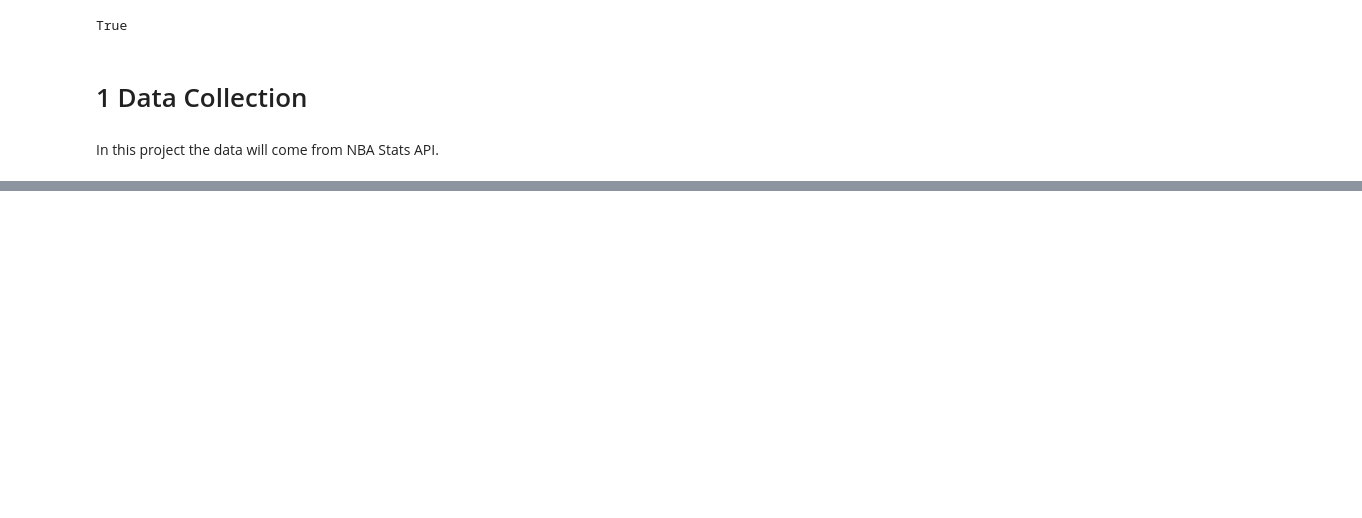
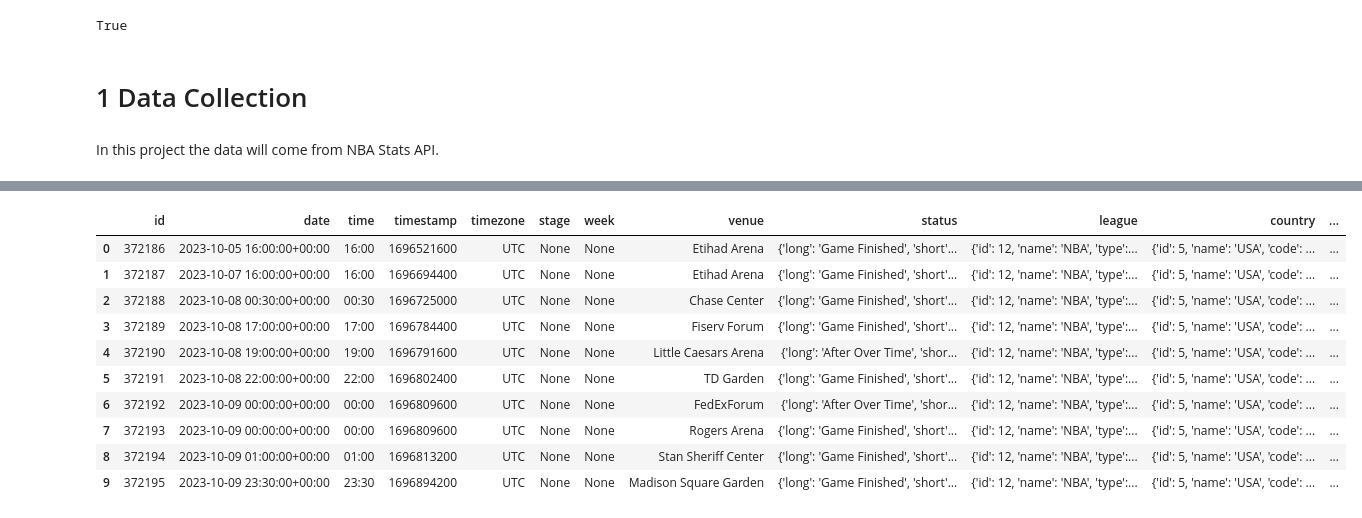
Before and after one commit to rodrigo00mp/basket-ml, a Jupyter notebook: basketML.ipynb, the cells around one changed output, grey strips where cells are left out. Cells and saved outputs as stored; diff of their text form; code cells hidden in the pictures; blank space fills up the shorter version.

```diff
--- a/basketML.ipynb
+++ b/basketML.ipynb
@@ -75,11 +116,11 @@ nbaTeams_Df.shape
 api_url = os.getenv("API_URL")
 games_url = api_url + "games"
 api_key = os.getenv("API_KEY")
-querystring = {"season":"2021"}
+querystring = {"league":12, "season": "2023-2024"}
 
 headers = {
 	"x-rapidapi-key": f"{api_key}",
-	"x-rapidapi-host": "api-nba-v1.p.rapidapi.com"
+	"x-rapidapi-host": "v1.basketball.api-sports.io"
 }
 
 response = requests.get(games_url, headers=headers, params=querystring)
@@ -102,3 +138,0 @@ array([2, 1, 3, 5, 4])
-# %%
-games_Df = games_Df[games_Df['stage'] != 1]
-games_Df['stage'].unique()
@@ -107,4 +138,0 @@ array([2, 3, 5, 4])
-# %%
-
-games_Df['date'] = games_Df['date'].apply(lambda x: x['start'] if x['end'] else None)
-games_Df.head()
@@ -135,2 +138,0 @@ games_Df
-# %%
-games_Df = games_Df[games_Df['date'] != None]
@@ -146,0 +166,15 @@ games_Df.head()
+# %%
+games_Df = games_Df.sort_values('date').reset_index(drop=True)
+games_Df.head(10)
+# %% [output]
+|  | id | date | time | timestamp | timezone | stage | week | venue | status | league | country | ... |
+| 0 | 372186 | 2023-10-05 16:00:00+00:00 | 16:00 | 1696521600 | UTC | None | None | Etihad Arena | {'long': 'Game Finished', 'short'... | {'id': 12, 'name': 'NBA', 'type':... | {'id': 5, 'name': 'USA', 'code': ... | ... |
+| 1 | 372187 | 2023-10-07 16:00:00+00:00 | 16:00 | 1696694400 | UTC | None | None | Etihad Arena | {'long': 'Game Finished', 'short'... | {'id': 12, 'name': 'NBA', 'type':... | {'id': 5, 'name': 'USA', 'code': ... | ... |
+| 2 | 372188 | 2023-10-08 00:30:00+00:00 | 00:30 | 1696725000 | UTC | None | None | Chase Center | {'long': 'Game Finished', 'short'... | {'id': 12, 'name': 'NBA', 'type':... | {'id': 5, 'name': 'USA', 'code': ... | ... |
+| 3 | 372189 | 2023-10-08 17:00:00+00:00 | 17:00 | 1696784400 | UTC | None | None | Fiserv Forum | {'long': 'Game Finished', 'short'... | {'id': 12, 'name': 'NBA', 'type':... | {'id': 5, 'name': 'USA', 'code': ... | ... |
+| 4 | 372190 | 2023-10-08 19:00:00+00:00 | 19:00 | 1696791600 | UTC | None | None | Little Caesars Arena | {'long': 'After Over Time', 'shor... | {'id': 12, 'name': 'NBA', 'type':... | {'id': 5, 'name': 'USA', 'code': ... | ... |
+| 5 | 372191 | 2023-10-08 22:00:00+00:00 | 22:00 | 1696802400 | UTC | None | None | TD Garden | {'long': 'Game Finished', 'short'... | {'id': 12, 'name': 'NBA', 'type':... | {'id': 5, 'name': 'USA', 'code': ... | ... |
+| 6 | 372192 | 2023-10-09 00:00:00+00:00 | 00:00 | 1696809600 | UTC | None | None | FedExForum | {'long': 'After Over Time', 'shor... | {'id': 12, 'name': 'NBA', 'type':... | {'id': 5, 'name': 'USA', 'code': ... | ... |
+| 7 | 372193 | 2023-10-09 00:00:00+00:00 | 00:00 | 1696809600 | UTC | None | None | Rogers Arena | {'long': 'Game Finished', 'short'... | {'id': 12, 'name': 'NBA', 'type':... | {'id': 5, 'name': 'USA', 'code': ... | ... |
+| 8 | 372194 | 2023-10-09 01:00:00+00:00 | 01:00 | 1696813200 | UTC | None | None | Stan Sheriff Center | {'long': 'Game Finished', 'short'... | {'id': 12, 'name': 'NBA', 'type':... | {'id': 5, 'name': 'USA', 'code': ... | ... |
+| 9 | 372195 | 2023-10-09 23:30:00+00:00 | 23:30 | 1696894200 | UTC | None | None | Madison Square Garden | {'long': 'Game Finished', 'short'... | {'id': 12, 'name': 'NBA', 'type':... | {'id': 5, 'name': 'USA', 'code': ... | ... |
```
Also changed, not shown: parts of 26 cells of this notebook, 1 other file.
